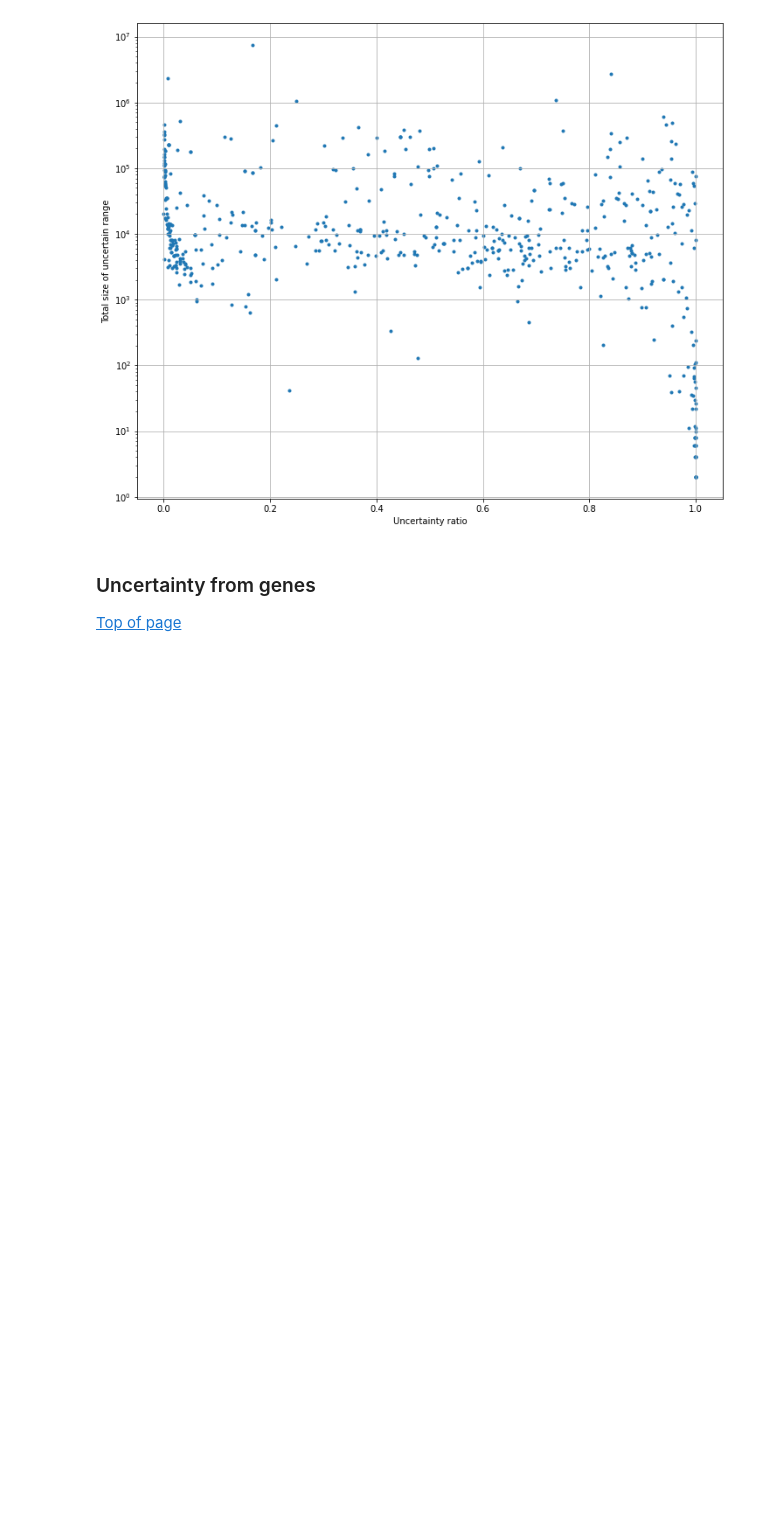
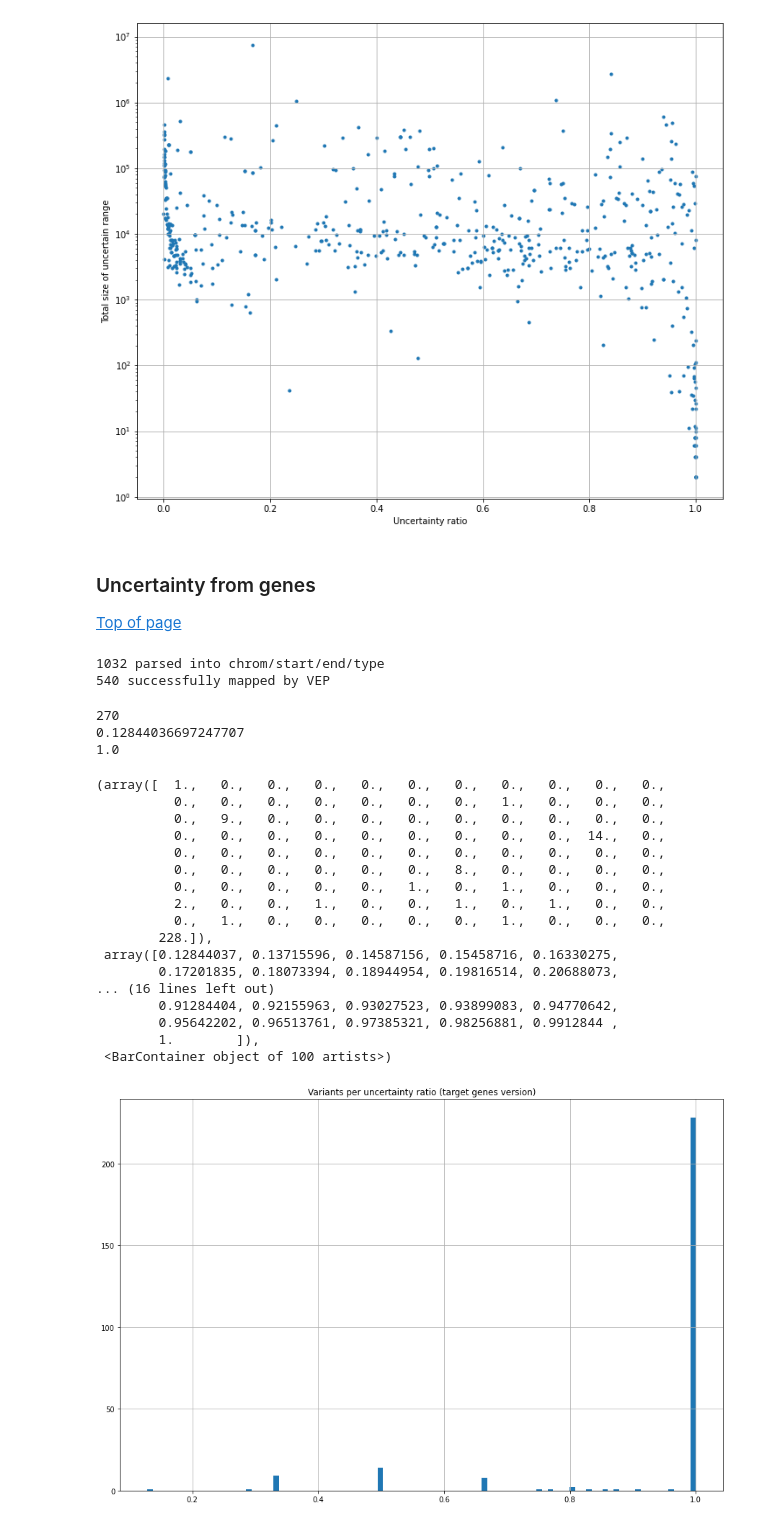
Before and after one commit to apriltuesday/eva-opentargets, a Jupyter notebook: data-exploration/complex-events/notebooks/hgvs-follow-up-part2.ipynb, the cells around one changed output. Drawn from its saved outputs; the diff is of its cells as text; code cells hidden in the pictures; blank space fills up the shorter version.

Commit message:
adding target genes ratios

```diff
--- a/data-exploration/complex-events/notebooks/hgvs-follow-up-part2.ipynb
+++ b/data-exploration/complex-events/notebooks/hgvs-follow-up-part2.ipynb
@@ -342,3 +395,64 @@ plt.scatter(xs, ys, marker='.')
+# %%
+def gene_counts(all_hgvs, all_bounds, limit=None):
+    """Return a map: hgvs -> (num affected genes inner, num affected genes outer)"""
+    if limit:
+        vep_results = get_vep_results(all_hgvs[:limit], all_bounds[:limit])
+    else:
+        vep_results = get_vep_results(all_hgvs, all_bounds)
+
+    identifiers_to_genes = extract_genes(vep_results)
+    print(f'{len(identifiers_to_genes)} successfully mapped by VEP')
+
+    result = defaultdict(dict)
+    for identifier, genes in identifiers_to_genes.items():
+        hgvs, inner_or_outer = identifier.split('###')
+        result[hgvs][inner_or_outer] = len(genes)
+
+    return result
+# %%
+result = gene_counts(all_hgvs, all_bounds)
+# %% [output]
+1032 parsed into chrom/start/end/type
+540 successfully mapped by VEP
+# %%
+def uncertainty_ratio_genes(genes_dict):
+    return genes_dict['INNER'] / genes_dict['OUTER']
+
+# don't think the total range measurement makes sense
+# %%
+all_genes_ratios = [uncertainty_ratio_genes(x) for x in result.values()]
+# %%
+print(len(all_genes_ratios))
+print(min(all_genes_ratios))
+print(max(all_genes_ratios))
+# %% [output]
+270
+0.12844036697247707
+1.0
+# %%
+plt.figure(figsize=(15,10))
+plt.grid(visible=True)
+plt.title(f'Variants per uncertainty ratio (target genes version)')
+plt.hist(all_genes_ratios, bins=100)
+# %% [output]
+(array([  1.,   0.,   0.,   0.,   0.,   0.,   0.,   0.,   0.,   0.,   0.,
+          0.,   0.,   0.,   0.,   0.,   0.,   0.,   1.,   0.,   0.,   0.,
+          0.,   9.,   0.,   0.,   0.,   0.,   0.,   0.,   0.,   0.,   0.,
+          0.,   0.,   0.,   0.,   0.,   0.,   0.,   0.,   0.,  14.,   0.,
+          0.,   0.,   0.,   0.,   0.,   0.,   0.,   0.,   0.,   0.,   0.,
+          0.,   0.,   0.,   0.,   0.,   0.,   8.,   0.,   0.,   0.,   0.,
+          0.,   0.,   0.,   0.,   0.,   1.,   0.,   1.,   0.,   0.,   0.,
+          2.,   0.,   0.,   1.,   0.,   0.,   1.,   0.,   1.,   0.,   0.,
+          0.,   1.,   0.,   0.,   0.,   0.,   0.,   1.,   0.,   0.,   0.,
+        228.]),
+ array([0.12844037, 0.13715596, 0.14587156, 0.15458716, 0.16330275,
+        0.17201835, 0.18073394, 0.18944954, 0.19816514, 0.20688073,
+... (16 lines left out)
+        0.91284404, 0.92155963, 0.93027523, 0.93899083, 0.94770642,
+        0.95642202, 0.96513761, 0.97385321, 0.98256881, 0.9912844 ,
+        1.        ]),
+ <BarContainer object of 100 artists>)
+[figure, added]
 # %% [markdown]
 ### Summary for uncertainty
 
```
Also changed, not shown: parts of 5 cells of this notebook.
